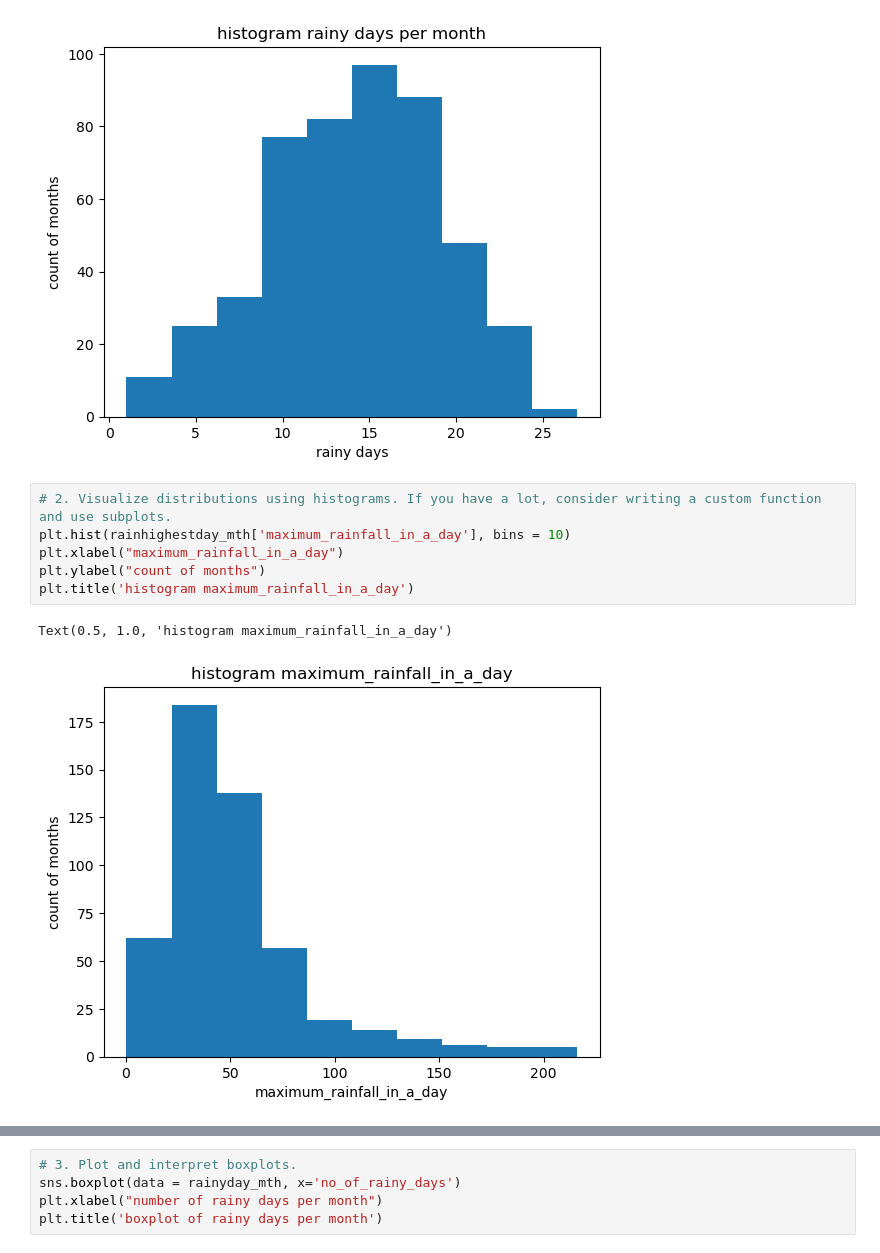
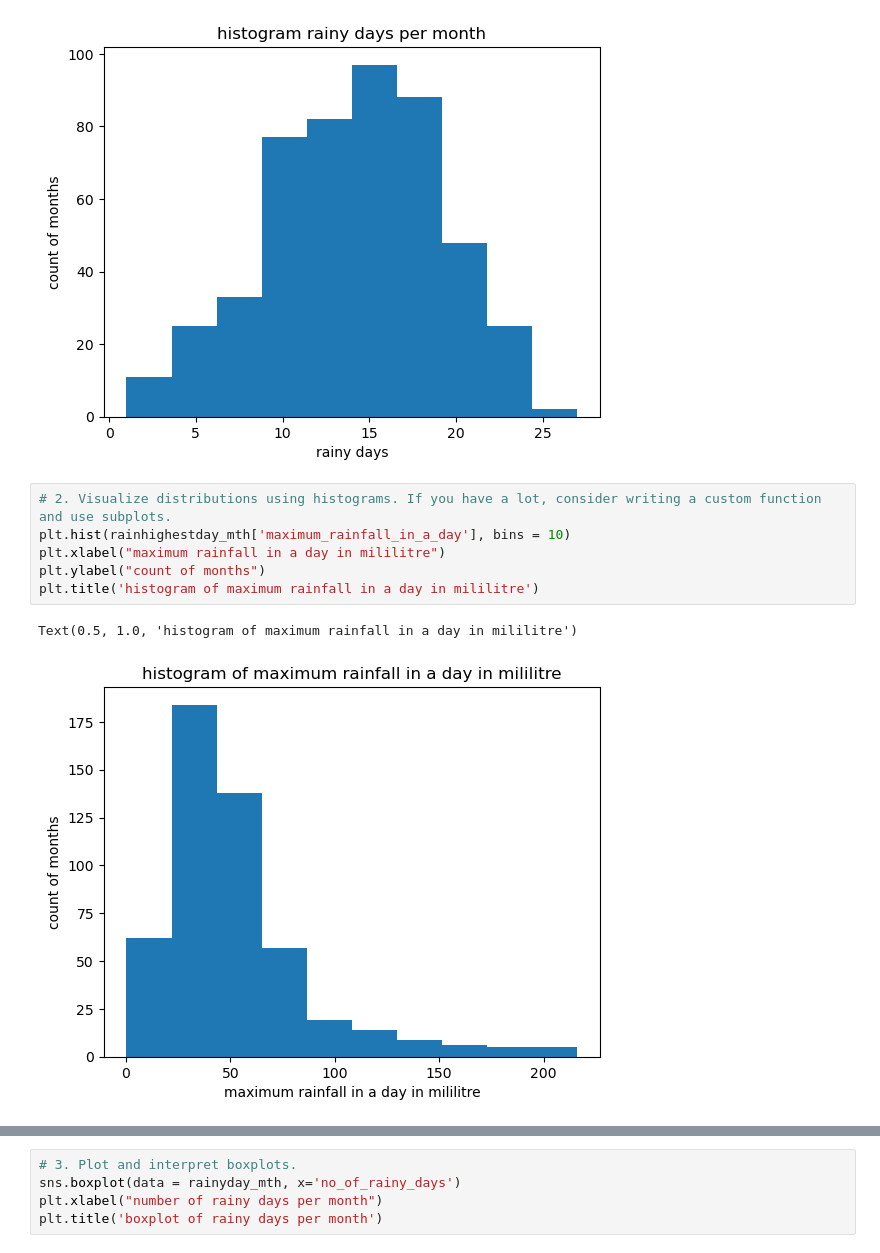
Before and after one commit to Kamlarp/project_1, a Jupyter notebook: Technical Report.ipynb, the cells around one changed output, grey strips where cells are left out. Saved outputs shown, nothing was run; the diff lists cells and outputs as text.

```diff
--- a/Technical Report.ipynb
+++ b/Technical Report.ipynb
@@ -947,12 +945,12 @@ Text(0.5, 1.0, 'histogram rainy days per month')
 # %%
 # 2. Visualize distributions using histograms. If you have a lot, consider writing a custom function and use subplots.
 plt.hist(rainhighestday_mth['maximum_rainfall_in_a_day'], bins = 10)
-plt.xlabel("maximum_rainfall_in_a_day")
+plt.xlabel("maximum rainfall in a day in mililitre")
 plt.ylabel("count of months")
-plt.title('histogram maximum_rainfall_in_a_day')
+plt.title('histogram of maximum rainfall in a day in mililitre')
 # %% [output]
-Text(0.5, 1.0, 'histogram maximum_rainfall_in_a_day')
+Text(0.5, 1.0, 'histogram of maximum rainfall in a day in mililitre')
-[figure, old version]
+[figure, new version]
 # %%
 # 2. Visualize distributions using histograms. If you have a lot, consider writing a custom function and use subplots.
 plt.hist(rainvolume_mth['total_rainfall'], bins = 10)
```
Also changed, not shown: parts of 18 cells of this notebook.
